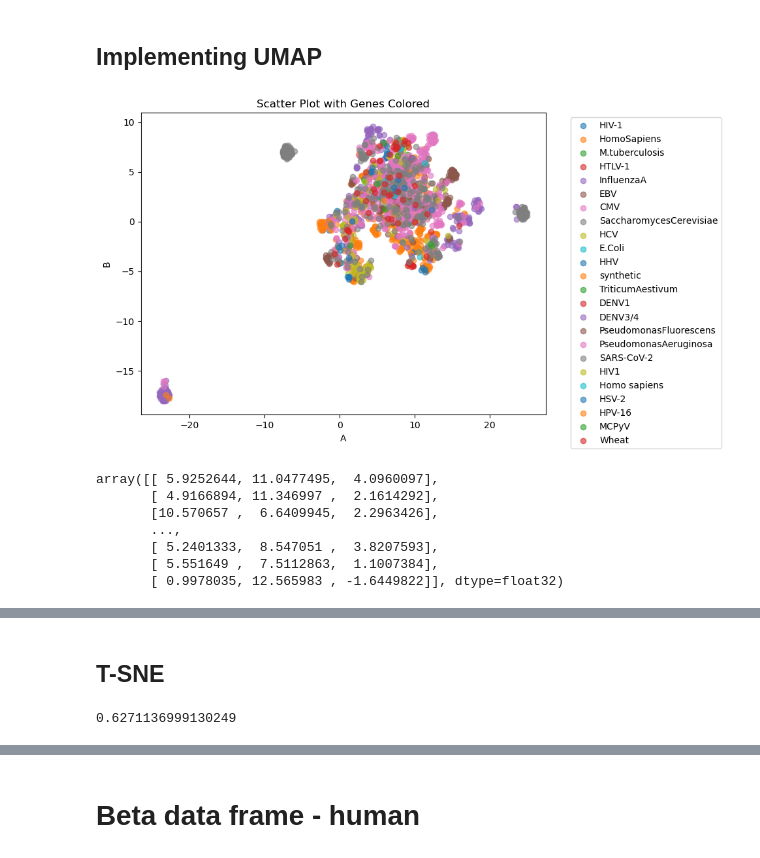
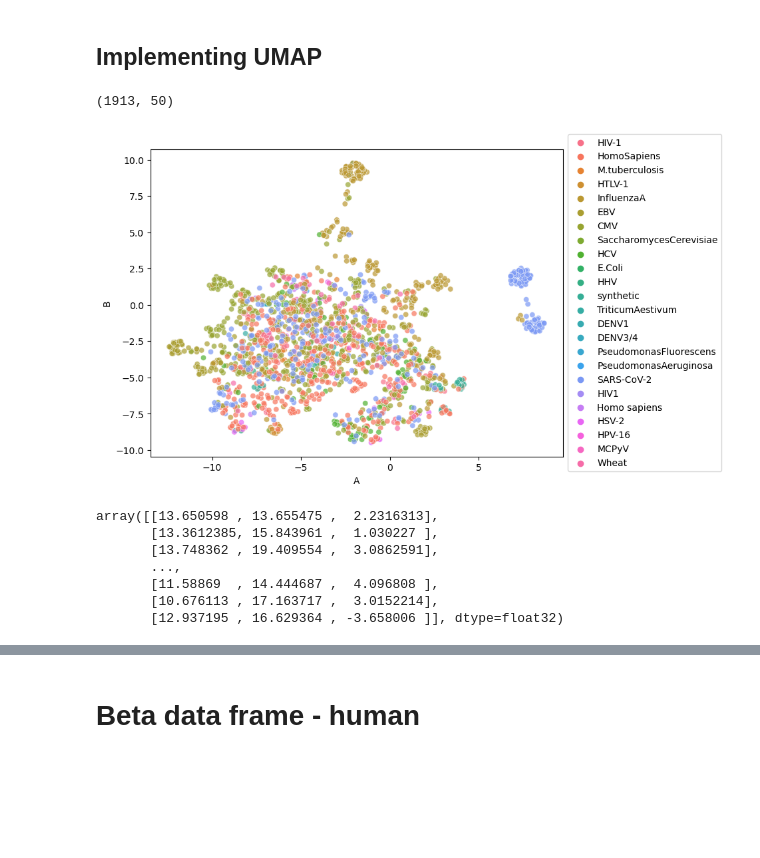
Before and after one commit to UoB-DSMP-2023-24/dsmp-2024-group-7, a Jupyter notebook: Bach's Part/Mini Project-Bach.ipynb, the cells around one changed output, grey strips where cells are left out. Saved outputs shown, nothing was run; the diff lists cells and outputs as text; code cells hidden in the pictures; blank space fills up the shorter version.

```diff
--- a/Bach's Part/Mini Project-Bach.ipynb
+++ b/Bach's Part/Mini Project-Bach.ipynb
@@ -404,47 +352,43 @@ plt.show()
 # %%
 from umap import UMAP
 import plotly.express as px
+# %%
+pca_alpha_homo.shape
+# %% [output]
+(1913, 50)
 # %%
-umap_2d = UMAP(n_neighbors = 70, n_components=2, init='random', random_state=0, metric='euclidean', min_dist=0.99)
-proj_2d = umap_2d.fit_transform(alpha_chain)
+umap_2d = UMAP(n_neighbors = 150, n_components=2, random_state=0, metric='euclidean', min_dist=0.9)
+proj_2d = umap_2d.fit_transform(pca_alpha_homo)
+
+alpha_dist_df = pd.DataFrame(proj_2d, columns =['A', 'B'])
+
+df_concat_a = pd.concat([alpha_dist_df.reset_index(drop=True),clone_df.reset_index(drop=True)], axis=1)
+
+plot_a_df_umap = df_concat_a[['antigen.species', 'A', 'B']]
-# %%
-alpha_dist_df = pd.DataFrame(proj_2d, columns =['A', 'B'])
-
-df_concat_a = pd.concat([alpha_dist_df.reset_index(drop=True),clone_df.reset_index(drop=True)], axis=1)
-
-plot_a_df = df_concat_a[['antigen.species', 'A', 'B']]
-
-# Plotting
-plt.figure(figsize=(8, 6))
-
-# Iterate over unique genes and plot points with the same gene using a unique color
-for gene in plot_a_df['antigen.species'].unique():
-    subset = plot_a_df[plot_a_df['antigen.species'] == gene]
-    plt.scatter(subset['A'], subset['B'], label=gene, alpha=0.6)
-
-# Adding labels and legend
-plt.title("Scatter Plot with Genes Colored")
-plt.xlabel("A")
-plt.ylabel("B")
-# Move the legend outside the graph
-plt.legend(bbox_to_anchor=(1.05, 1), loc='upper left')
-# Show the plot
-plt.show()
-# %% [output]
-[figure, removed]
+# %%
+# Plotting using seaborn
+import matplotlib.pyplot as plt
+import seaborn as sns
+plt.figure(figsize=(8, 6))
+sns.scatterplot(data=plot_a_df_umap, x='A', y='B', hue='antigen.species', alpha=0.7)
+plt.legend(loc='center left', bbox_to_anchor=(1, 0.5))
+
+plt.show()
+# %% [output]
+[figure, added]
 # %%
-umap_3d = UMAP(n_neighbors = 70, n_components=3, init='random', random_state=0, metric='euclidean', min_dist=0.99)
-proj_3d = umap_3d.fit_transform(alpha_chain)
+umap_3d = UMAP(n_neighbors = 150, n_components=3, random_state=0, metric='euclidean', min_dist=0.99)
+proj_3d = umap_3d.fit_transform(pca_alpha_homo)
 
 proj_3d
 # %% [output]
-array([[ 5.9252644, 11.0477495,  4.0960097],
-       [ 4.9166894, 11.346997 ,  2.1614292],
-       [10.570657 ,  6.6409945,  2.2963426],
+array([[13.650598 , 13.655475 ,  2.2316313],
+       [13.3612385, 15.843961 ,  1.030227 ],
+       [13.748362 , 19.409554 ,  3.0862591],
        ...,
-       [ 5.2401333,  8.547051 ,  3.8207593],
-       [ 5.551649 ,  7.5112863,  1.1007384],
-       [ 0.9978035, 12.565983 , -1.6449822]], dtype=float32)
+       [11.58869  , 14.444687 ,  4.096808 ],
+       [10.676113 , 17.163717 ,  3.0152214],
+       [12.937195 , 16.629364 , -3.658006 ]], dtype=float32)
 # %%
 import plotly.express as px
 
@@ -456,13 +400,3 @@ fig.update_traces(marker_size=3)
 fig.show()
 # %% [output]
 [interactive output not drawn]
-# %% [markdown]
-## T-SNE
-# %%
-from sklearn.manifold import TSNE
-
-tsne = TSNE(n_components=2, random_state=42)
-X_tsne = tsne.fit_transform(alpha_chain)
-tsne.kl_divergence_
-# %% [output]
-0.6271136999130249
```
Also changed, not shown: parts of 101 cells of this notebook, 2 other files.
